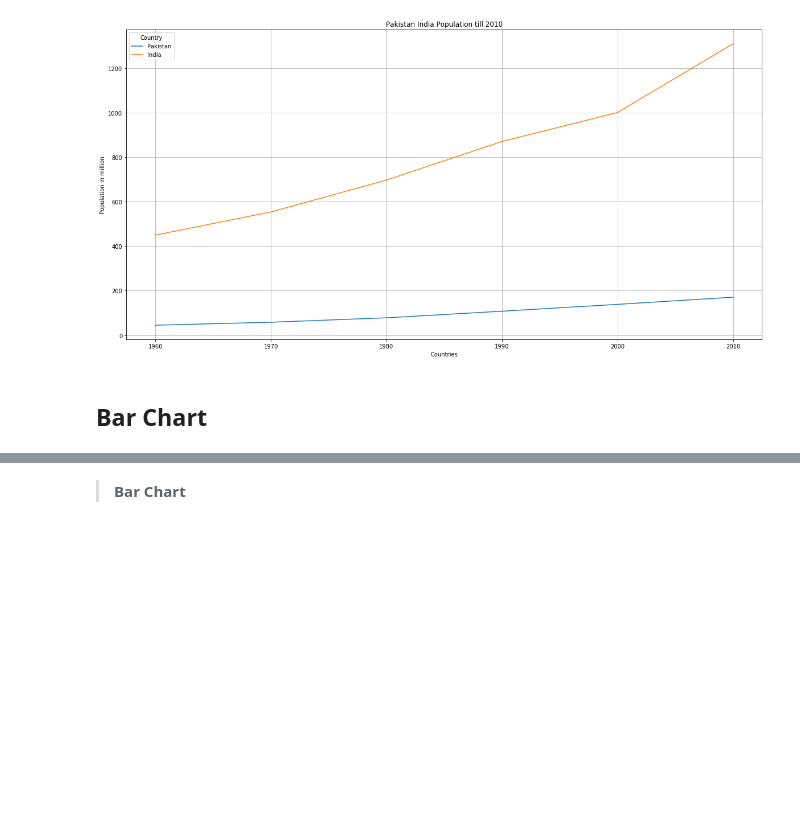
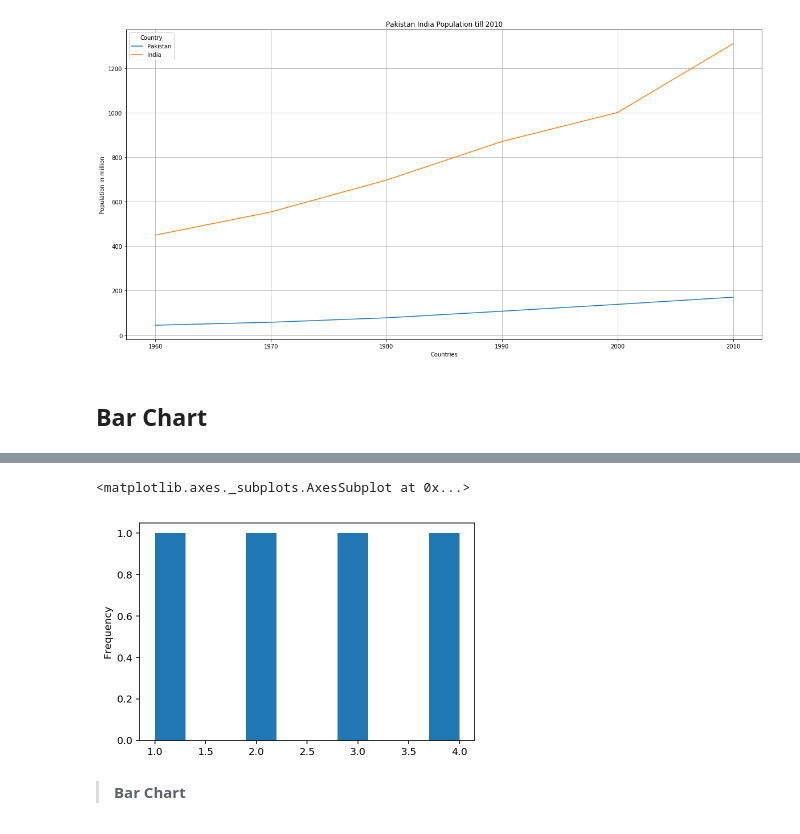
Before and after one commit to johnnychiuchiu/Machine-Learning, a Jupyter notebook: others/python_plots.ipynb, the cells around one changed output, grey strips where cells are left out. Saved outputs shown, nothing was run; the diff lists cells and outputs as text; code cells hidden in the pictures; blank space fills up the shorter version.

```diff
--- a/others/python_plots.ipynb
+++ b/others/python_plots.ipynb
@@ -133,3 +147,8 @@ plot_lines(name=[1960, 1970, 1980, 1990, 2000, 2010],
+# %%
+df.a.plot.hist()
+# %% [output]
+<matplotlib.axes._subplots.AxesSubplot at 0x...>
+[figure, added]
 # %% [markdown]
 > **Bar Chart**
 # %% [markdown]
```
Also changed, not shown: parts of 12 cells of this notebook, 1 other file.
